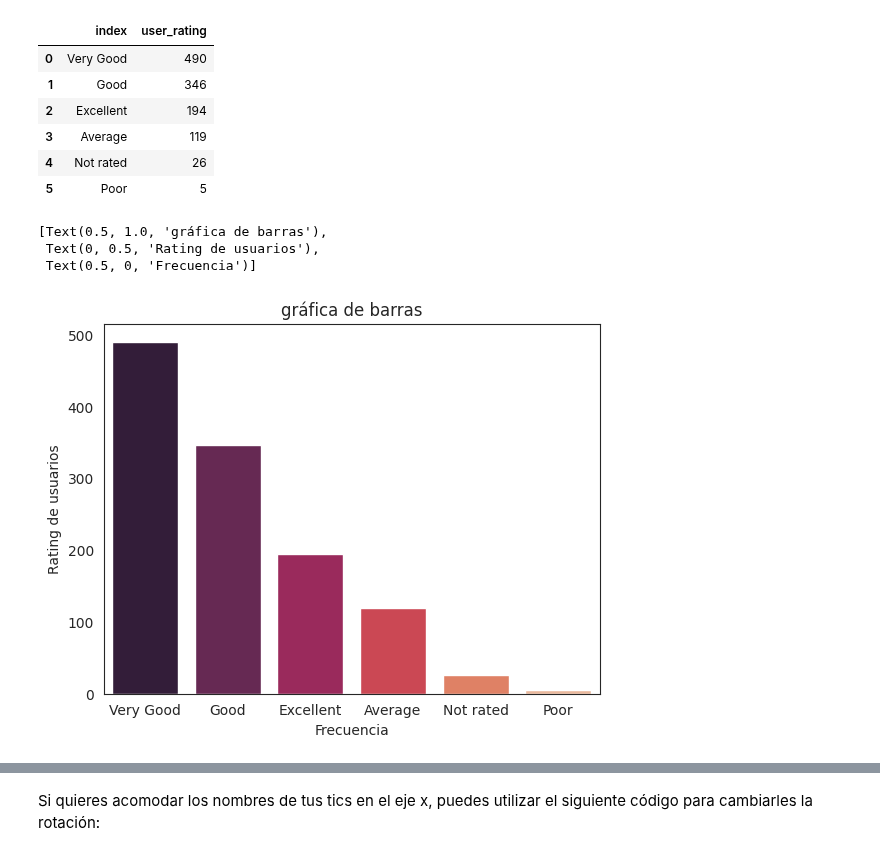
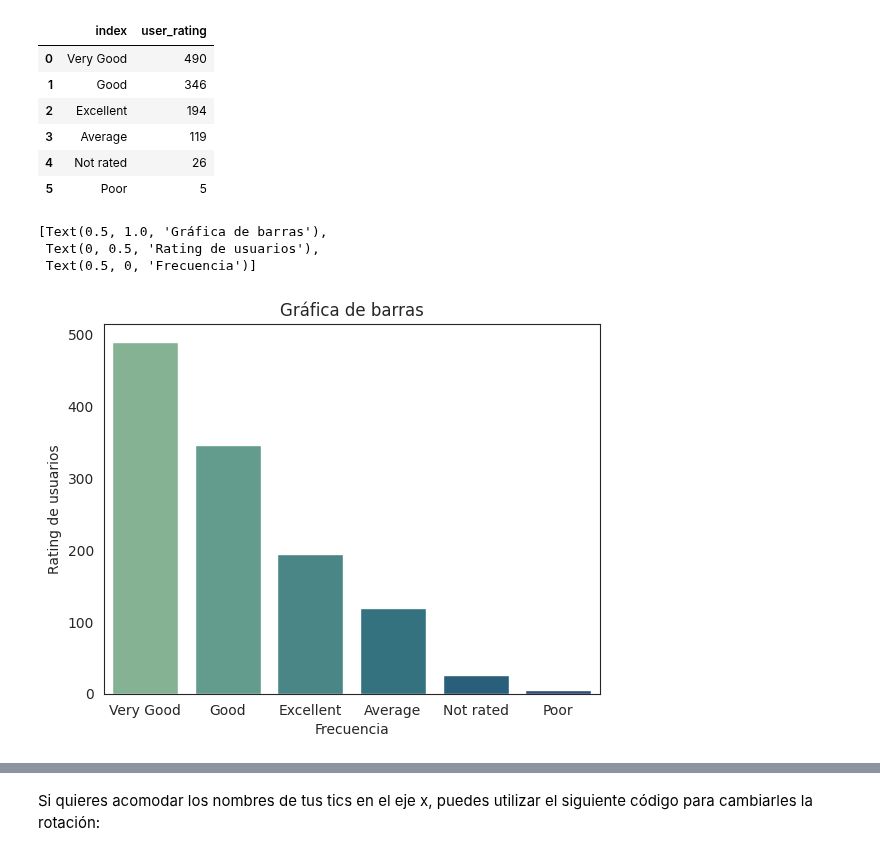
Before and after one commit to beduExpert/B2-Analisis-de-Datos-con-Python-2020, a Jupyter notebook: Sesion-03/Ejemplo-02/graficas_de_barras.ipynb, the cells around one changed output, grey strips where cells are left out. Cells and saved outputs as stored; diff of their text form; code cells hidden in the pictures.

```diff
--- a/Sesion-03/Ejemplo-02/graficas_de_barras.ipynb
+++ b/Sesion-03/Ejemplo-02/graficas_de_barras.ipynb
@@ -70,8 +14,8 @@ import pandas as pd
 import seaborn as sns
 sns.set_style('white')
 # %%
-url1 = "https://github.com/beduExpert/B2-Analisis-de-Datos-con-Python-2020/raw/master/"
-df = pd.read_json(url1 + 'Datasets/zomato_reviews-clean.json')
+path1= "https://github.com/beduExpert/B2-Analisis-de-Datos-con-Python-2020/raw/master/"
+df = pd.read_json(path1 + 'Datasets/zomato_reviews-clean.json')
 
 df.head()
 # %% [output]
@@ -161,10 +105,10 @@ conteos
 | 4 | Not rated | 26 |
 | 5 | Poor | 5 |
 # %%
-g = sns.barplot(conteos, y='user_rating', x='index', palette='rocket')
-g.set(title= "gráfica de barras", ylabel='Rating de usuarios', xlabel = 'Frecuencia')
+g = sns.barplot(conteos, y='user_rating', x='index', palette='crest')
+g.set(title= "Gráfica de barras", ylabel='Rating de usuarios', xlabel = 'Frecuencia')
 # %% [output]
-[Text(0.5, 1.0, 'gráfica de barras'),
+[Text(0.5, 1.0, 'Gráfica de barras'),
  Text(0, 0.5, 'Rating de usuarios'),
  Text(0.5, 0, 'Frecuencia')]
-[figure, old version]
+[figure, new version]
```
Also changed, not shown: parts of 13 cells of this notebook.
